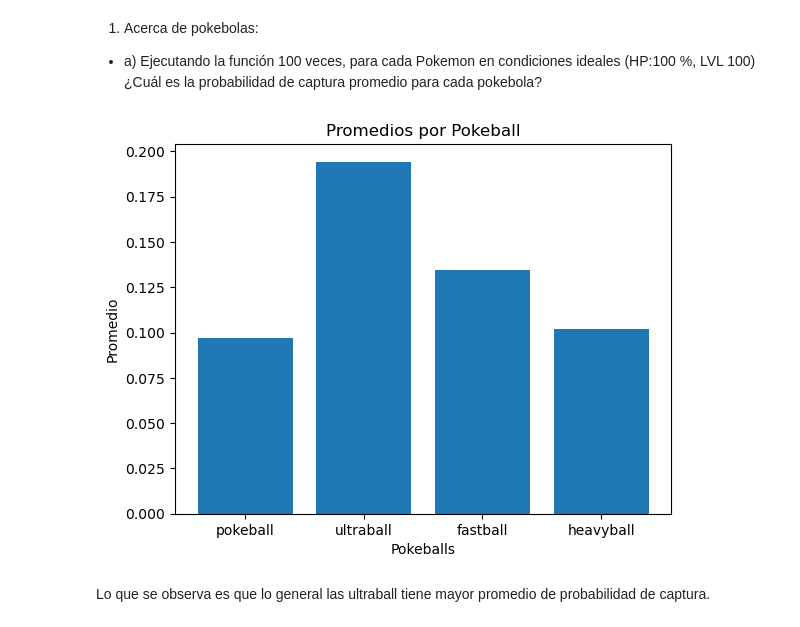
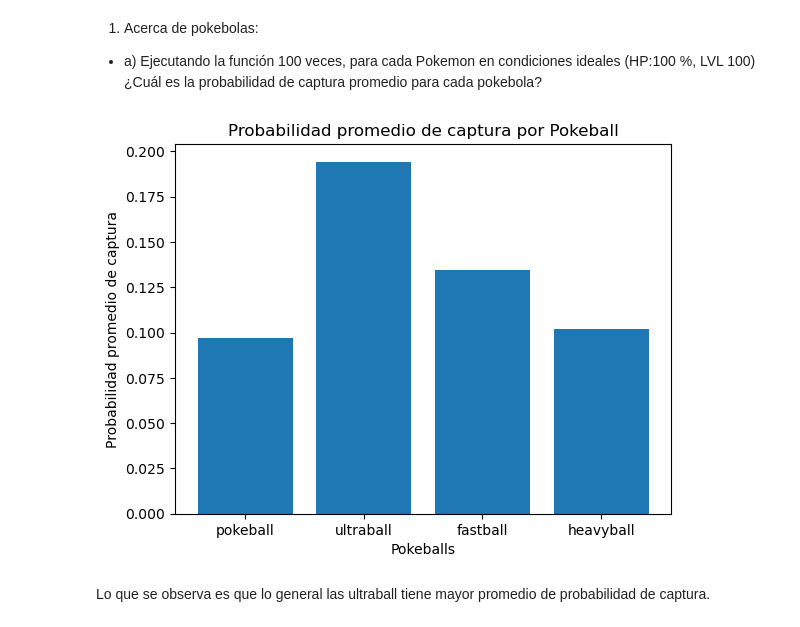
Before and after one commit to dariopenialoza/tp0, a Jupyter notebook: tp0 final.ipynb, the cells around one changed output. Drawn from its saved outputs; the diff is of its cells as text; code cells hidden in the pictures.

```diff
--- a/tp0 final.ipynb
+++ b/tp0 final.ipynb
@@ -80,13 +80,13 @@ promedios = columnas_numericas.mean()
 # %%
 import matplotlib.pyplot as plt
 promedios_list = promedios.to_list()
 plt.bar(promedios.index, promedios_list)
 plt.xlabel('Pokeballs')
-plt.ylabel('Promedio')
-plt.title('Promedios por Pokeball')
+plt.ylabel('Probabilidad promedio de captura')
+plt.title('Probabilidad promedio de captura por Pokeball')
 plt.show()
 # %% [output]
-[figure, old version]
+[figure, new version]
 # %% [markdown]
 Lo que se observa es que lo general las ultraball tiene mayor promedio de probabilidad de captura.
 # %% [markdown]
```
Also changed, not shown: parts of 1 cell of this notebook.
